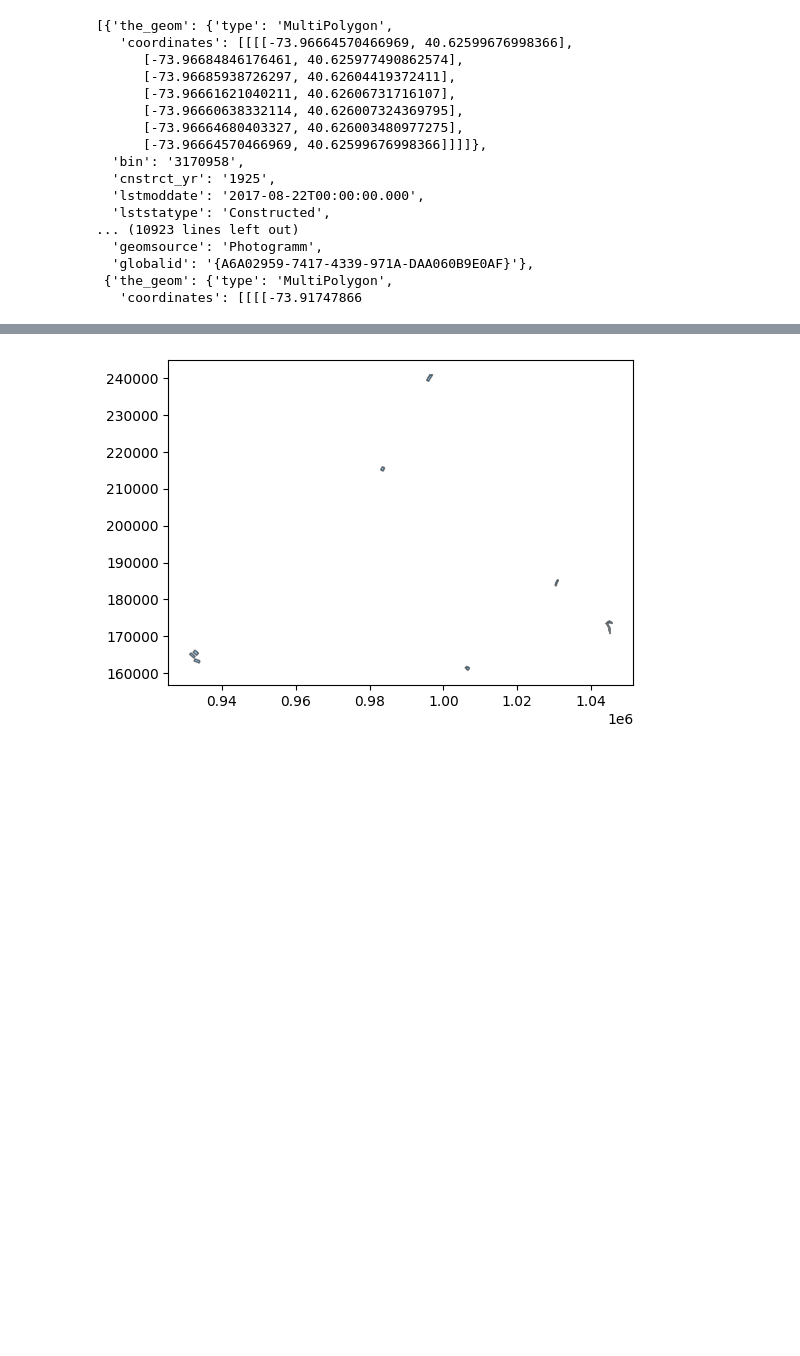
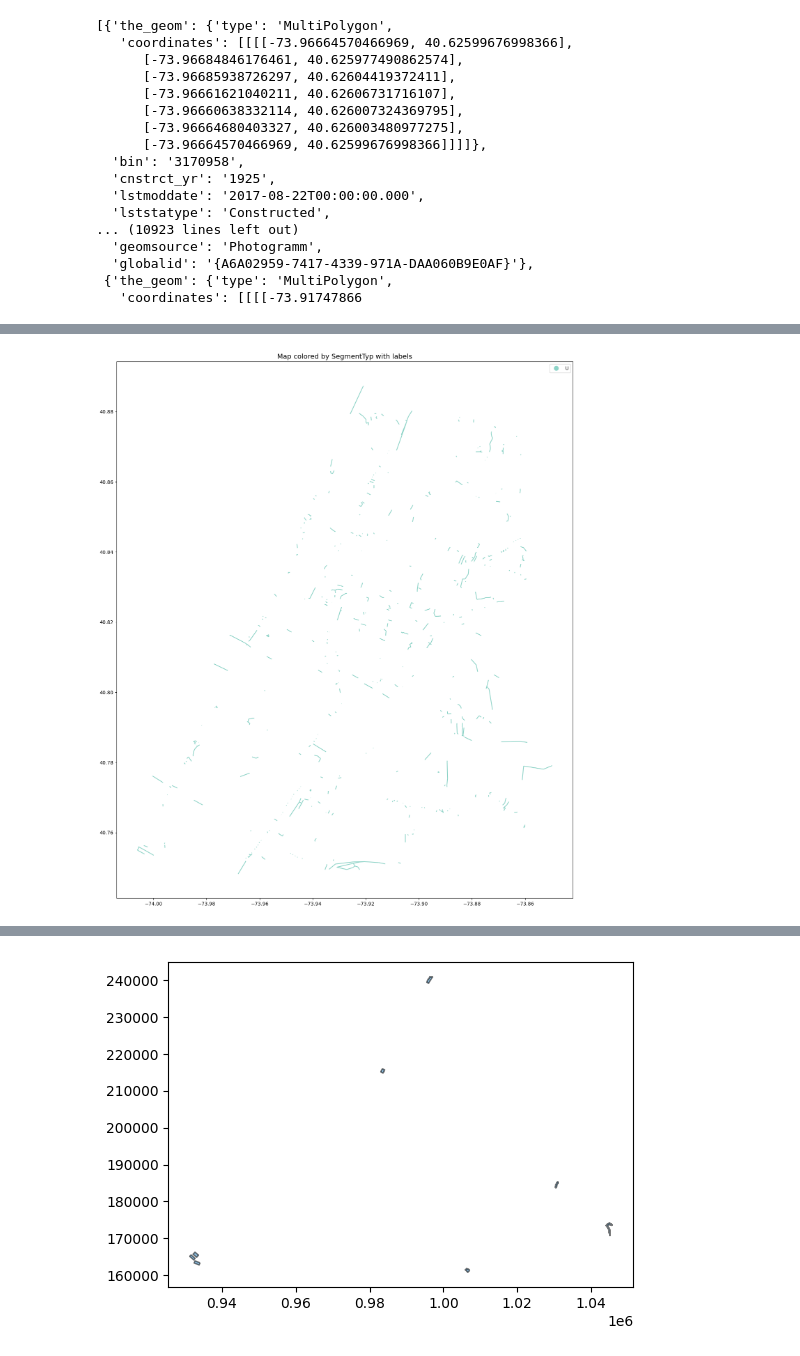
Before and after one commit to hoanglinh171/ey_challenge, a Jupyter notebook: data_pipeline/pipeline.ipynb, the cells around one changed output, grey strips where cells are left out. Drawn from its saved outputs; the diff is of its cells as text; code cells hidden in the pictures; blank space fills up the shorter version.

```diff
--- a/data_pipeline/pipeline.ipynb
+++ b/data_pipeline/pipeline.ipynb
@@ -213,9 +215,3 @@ ALL_DATA
   'globalid': '{A6A02959-7417-4339-971A-DAA060B9E0AF}'},
  {'the_geom': {'type': 'MultiPolygon',
    'coordinates': [[[[-73.91747866
-# %%
-with open("nyc_data.geojson", "w", encoding="utf-8") as f:
-    json.dump(ALL_DATA, f, indent=4)
-# %%
-with open("data/raw/building.json", "r") as f:
-    data = json.load(f)
@@ -233,0 +503,36 @@ df = df.to_crs(epsg=2263)
+# %%
+# df_filter['Number_Total_Lanes'] = df_filter['Number_Total_Lanes'].str.strip()
+# df_filter['Number_Total_Lanes'] = np.where(df_filter['Number_Total_Lanes'] == '', None, df_filter['Number_Total_Lanes'])
+df_filter['Number_Total_Lanes'] = df_filter['Number_Total_Lanes'].astype('float')
+# %%
+category_column = 'SegmentTyp'
+label_column = 'OBJECTID'
+
+# Plot the GeoDataFrame, color by category
+df_segment = df_filter[~df_filter['SegmentTyp'].isin(['G', 'F'])]
+# df_segment = df_segment[df_segment['SegmentTyp'].isin(['R'])]
+# df_segment = df_segment.cx[-73.92:-73.96, 40.84:40.855]
+df_segment = df_segment[df_segment['Street'] == '2000 CB BOUNDARY']
+# Plot the GeoDataFrame, color by category
+fig, ax = plt.subplots(1, 1, figsize=(20, 20))
+df_segment.plot(column=category_column,
+         ax=ax,
+         legend=True,
+         cmap='Set3')
+
+# Add labels for each feature
+# for idx, row in df_segment.iterrows():
+#     ax.annotate(text=row[label_column],
+#                 xy=row['geometry'].centroid.coords[0],  # Position the label at the centroid of the geometry
+#                 xytext=(3, 3),  # Offset the label a little bit
+#                 textcoords="offset points",
+#                 fontsize=10,
+#                 color='black')
+
+# Set plot title
+ax.set_title(f"Map colored by {category_column} with labels", fontsize=14)
+
+# Show plot
+plt.show()
+# %% [output]
+[figure, added]
```
Also changed, not shown: parts of 24 cells of this notebook, 2 other files.
